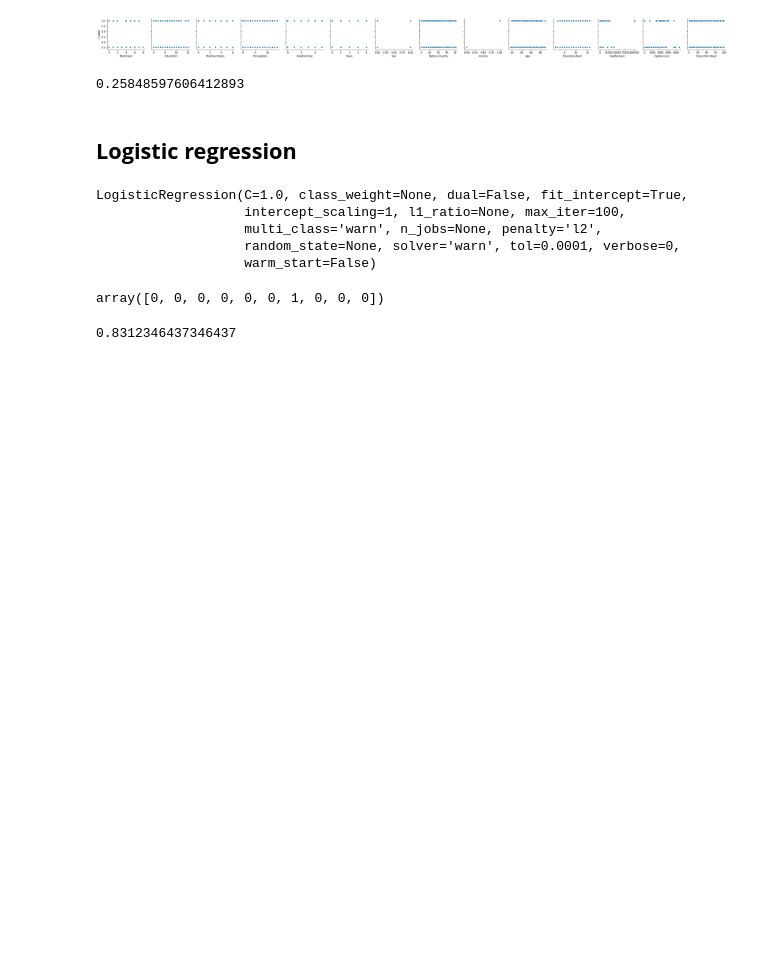
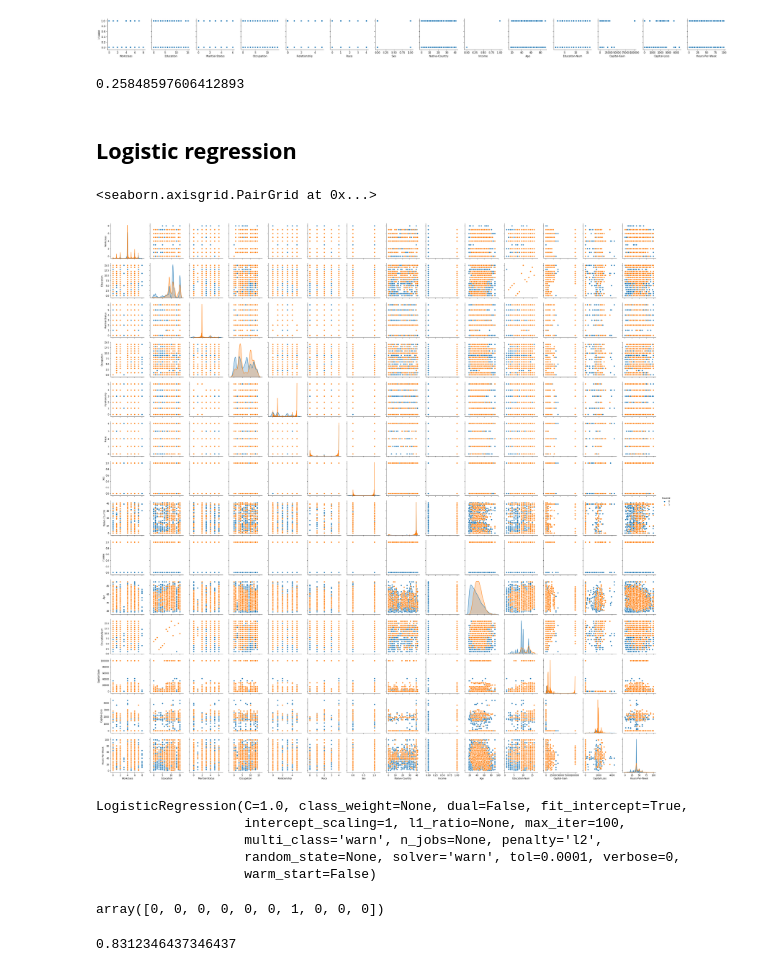
Before and after one commit to Aaronportal465/HowToGetRich, a Jupyter notebook: Project Take 1.ipynb, the cells around one changed output. Saved outputs shown, nothing was run; the diff lists cells and outputs as text; code cells hidden in the pictures; blank space fills up the shorter version.

```diff
--- a/Project Take 1.ipynb
+++ b/Project Take 1.ipynb
@@ -402,6 +402,12 @@ print(score)
 ## <b> Logistic regression </b>
 # %%
 from sklearn.linear_model import LogisticRegression
+# %%
+g = sns.pairplot(df, hue = 'Income')
+g
+# %% [output]
+<seaborn.axisgrid.PairGrid at 0x...>
+[figure, added]
 # %%
 logisticRegr = LogisticRegression()
 # %%
```
Also changed, not shown: parts of 3 cells of this notebook.
